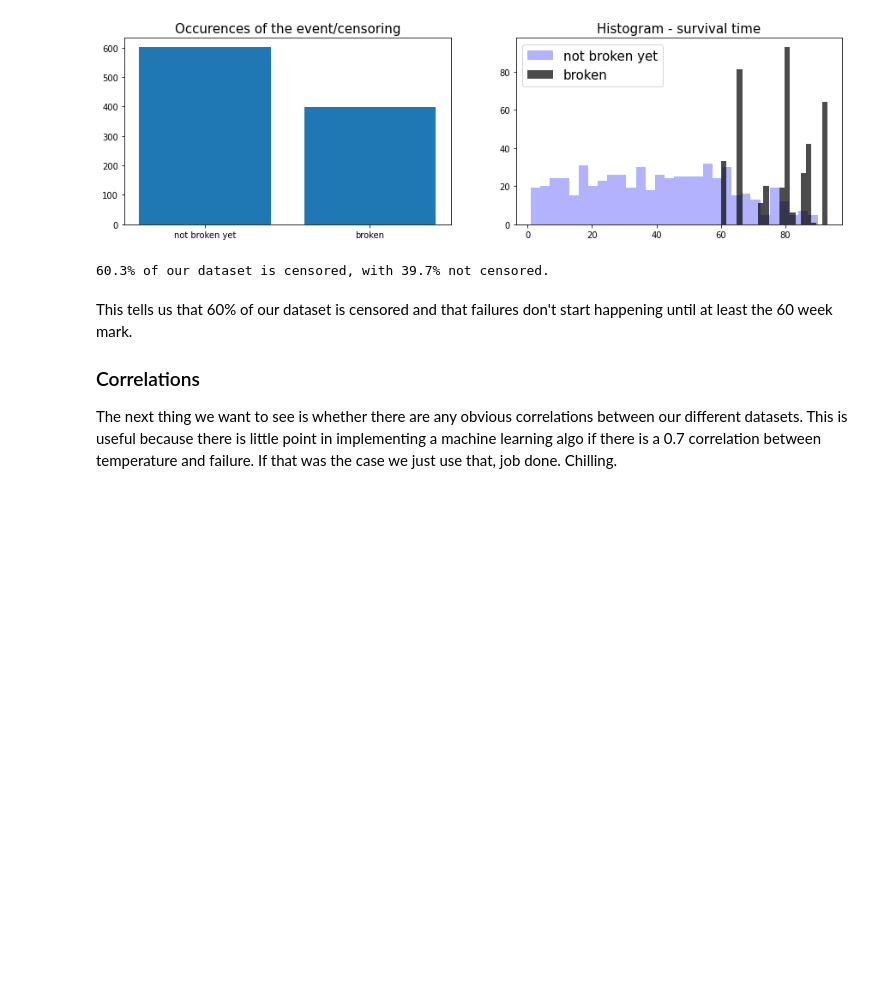
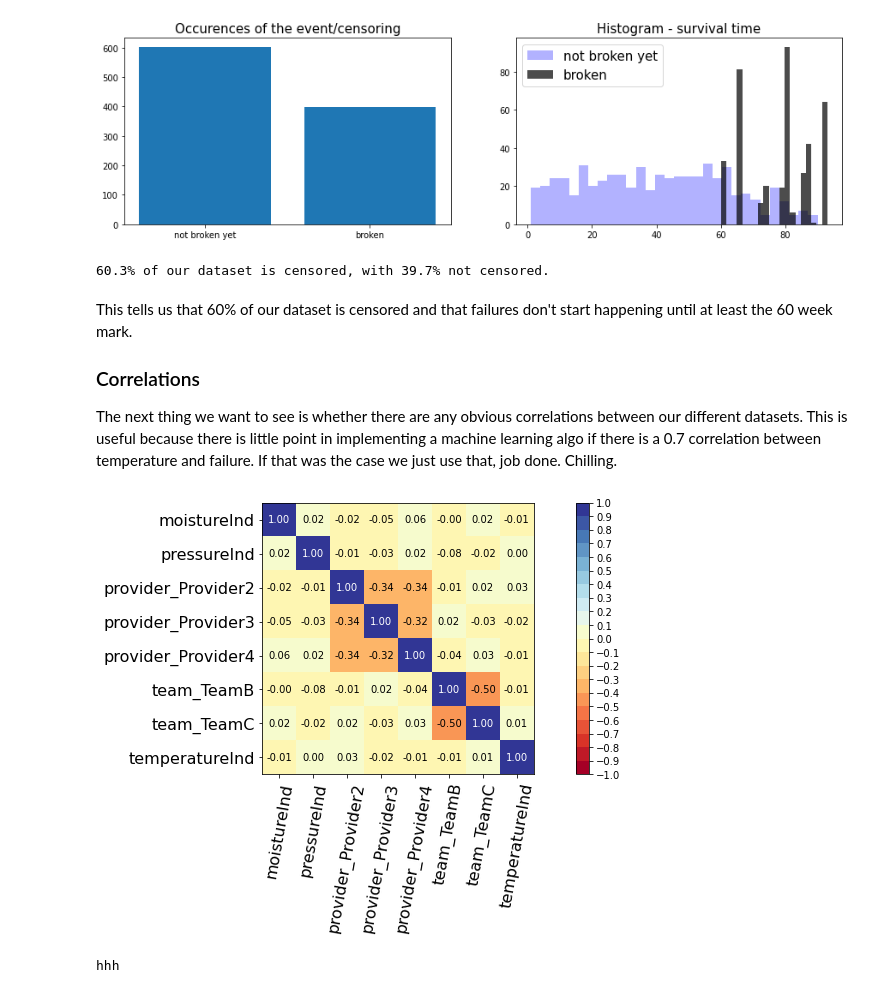
Before and after one commit to JakeLSaunders94/pysurvival_testing, a Jupyter notebook: predictive_maintenance_tutorial.ipynb, the cells around one changed output. Saved outputs shown, nothing was run; the diff lists cells and outputs as text; code cells hidden in the pictures; blank space fills up the shorter version.

```diff
--- a/predictive_maintenance_tutorial.ipynb
+++ b/predictive_maintenance_tutorial.ipynb
@@ -265,3 +265,9 @@ week mark.
 The next thing we want to see is whether there are any obvious correlations between our different datasets.
 This is useful because there is little point in implementing a machine learning algo if there is a 0.7
 correlation between temperature and failure. If that was the case we just use that, job done. Chilling.
+# %%
+from pysurvival.utils.display import correlation_matrix
+correlation_matrix(dataset[features], figure_size=(15, 5))
+# %% [output]
+[figure, added]
+hhh
```
Also changed, not shown: parts of 1 cell of this notebook.
